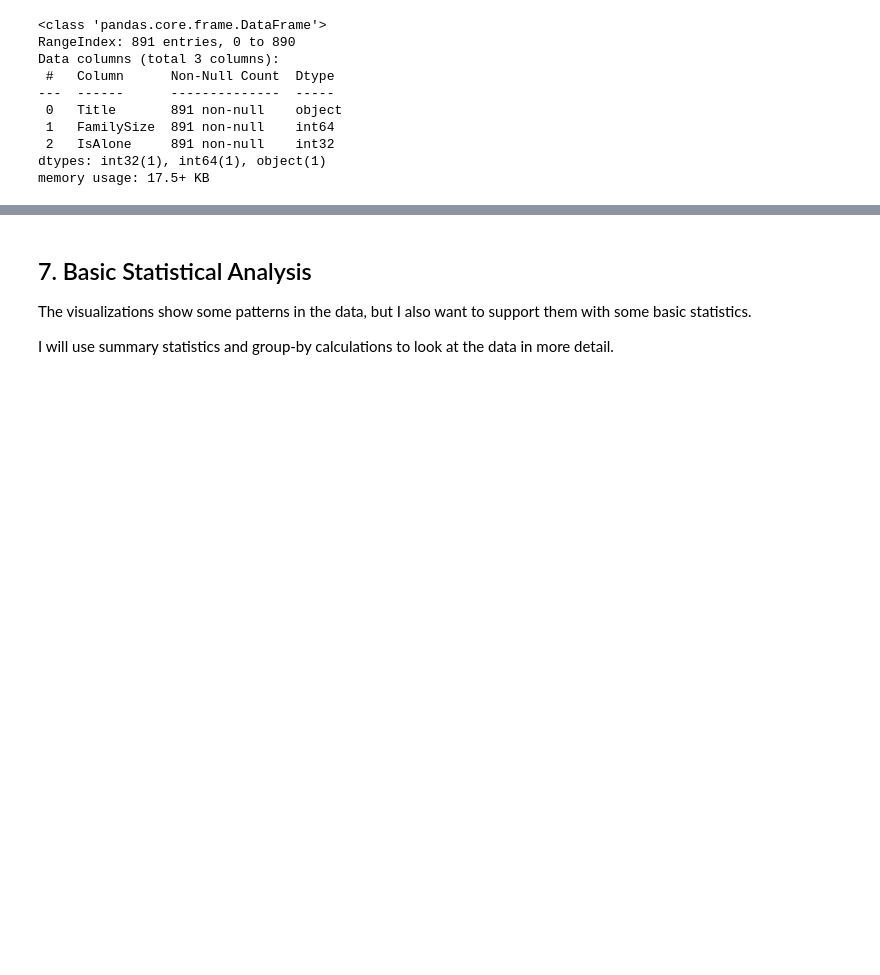
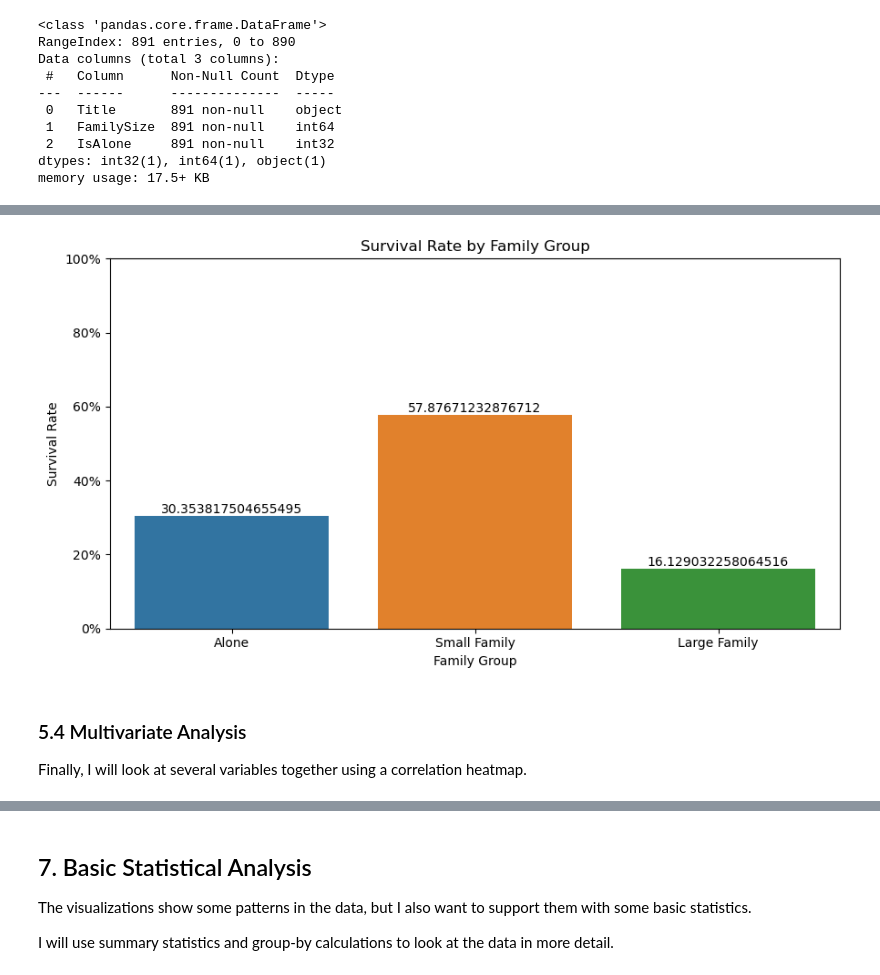
Before and after one commit to francisparwez/titanic-survival-analysis, a Jupyter notebook: Titanic_EDA.ipynb, the cells around one changed output, grey strips where cells are left out. Cells and saved outputs as stored; diff of their text form; code cells hidden in the pictures; blank space fills up the shorter version.

```diff
--- a/Titanic_EDA.ipynb
+++ b/Titanic_EDA.ipynb
@@ -780,0 +852,27 @@ The analysis above produces 10 visualizations. Each chart is also saved as a PNG
+# %%
+family_order = ["Alone", "Small Family", "Large Family"]
+family_plot = df.groupby("FamilyGroup")["Survived"].mean().reindex(family_order)
+
+plt.figure(figsize=(9, 5))
+
+ax = sns.barplot(x=family_plot.index, y=family_plot.values)
+
+plt.title("Survival Rate by Family Group")
+plt.xlabel("Family Group")
+plt.ylabel("Survival Rate")
+plt.ylim(0, 1)
+plt.gca().yaxis.set_major_formatter(PercentFormatter(1))
+
+for container in ax.containers:
+    ax.bar_label(container, fmt="%.1f%%", labels=[v * 100 for v in family_plot.values])
+
+plt.tight_layout()
+plt.savefig("images/08_survival_by_family_size.png", dpi=300, bbox_inches="tight")
+plt.show()
+plt.close()
+# %% [output]
+[figure, added]
+# %% [markdown]
+### 5.4 Multivariate Analysis
+
+Finally, I will look at several variables together using a correlation heatmap.
```
Also changed, not shown: parts of 88 cells of this notebook, 7 other files.
